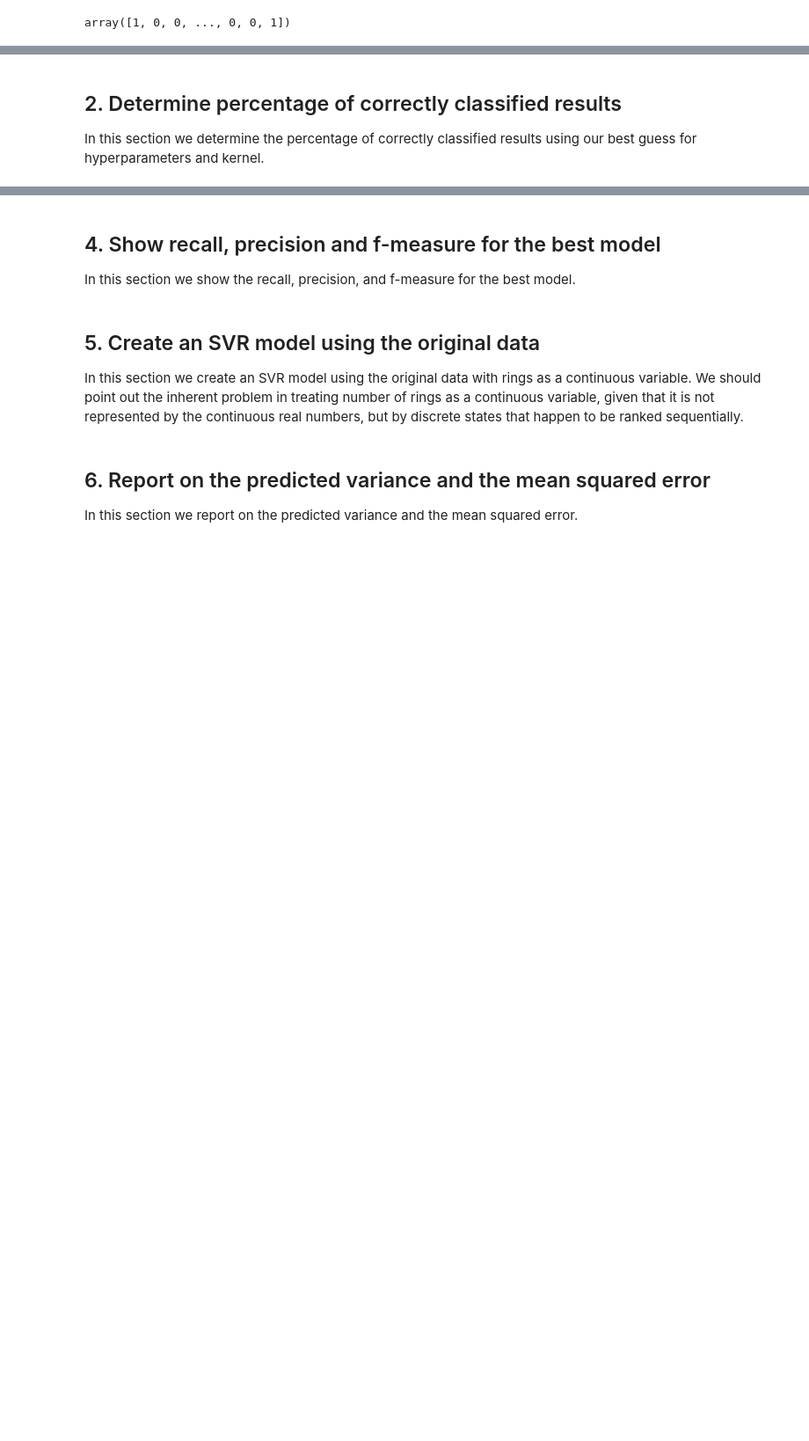
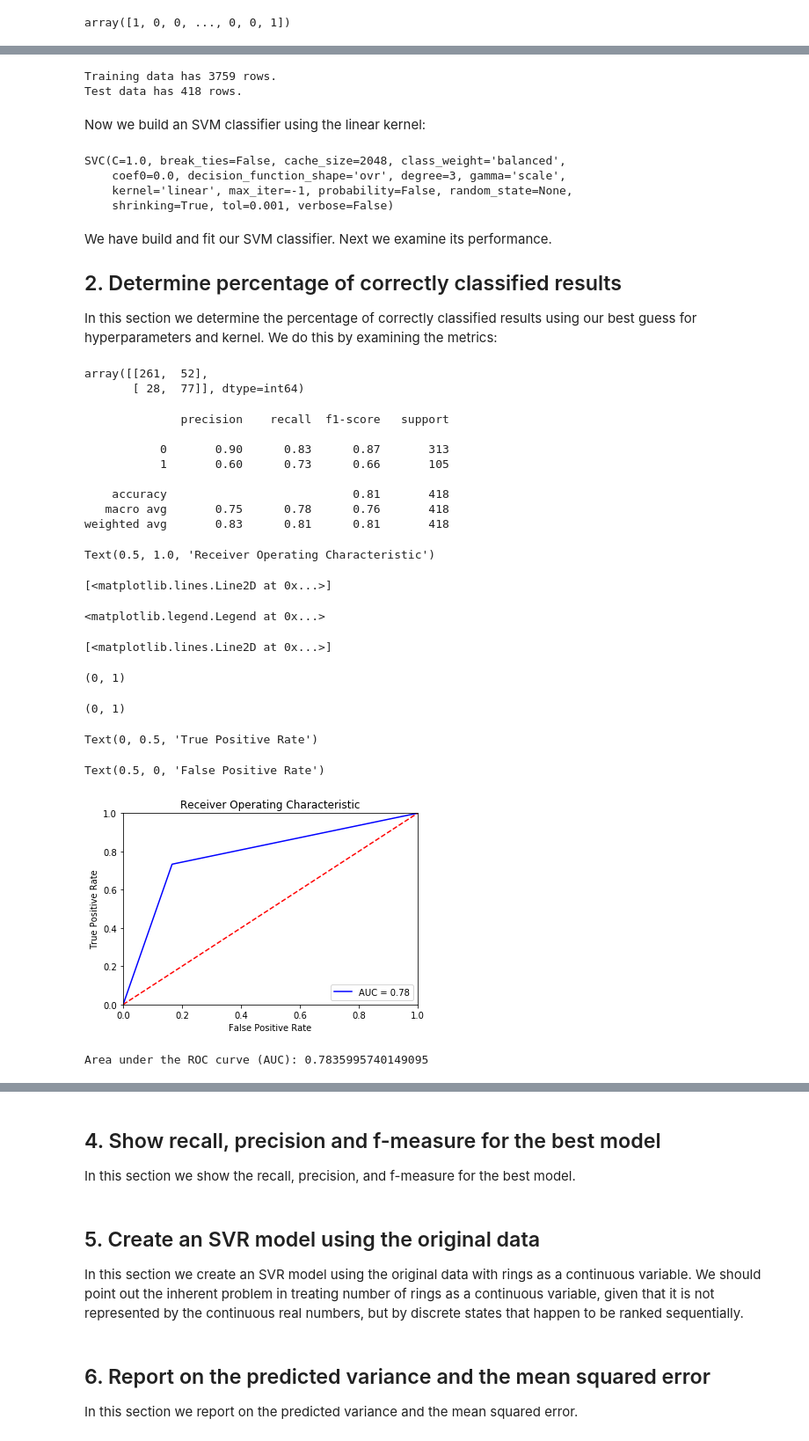
Before and after one commit to pelorenz/data-science-420, a Jupyter notebook: L07-PeterLorenz.ipynb, the cells around one changed output, grey strips where cells are left out. Shown at 88% size. Drawn from its saved outputs; the diff is of its cells as text; code cells hidden in the pictures; blank space fills up the shorter version.

Commit message:
svc model

```diff
--- a/L07-PeterLorenz.ipynb
+++ b/L07-PeterLorenz.ipynb
@@ -100,4 +118,82 @@ array([1, 0, 0, ..., 0, 0, 1])
+# %%
+# Model columns
+cols = ['Length', 'Diameter', 'Height', 'Whole Weight', 'Shucked Weight', 'Viscera Weight',
+        'Shell Weight', 'Sex_I', 'Sex_M']
+
+# Split data into training and test
+X_train, X_test, y_train, y_test = train_test_split(abalone_data_enc[cols],
+                                                    is_old,
+                                                    test_size = 0.1,
+                                                    random_state = 0)
+
+# Describe training and test
+print("Training data has {} rows.".format(X_train.shape[0]))
+print("Test data has {} rows.".format(X_test.shape[0]))
+# %% [output]
+Training data has 3759 rows.
+Test data has 418 rows.
+# %% [markdown]
+Now we build an SVM classifier using the linear kernel:
+# %%
+# Build and fit SVC
+svmc = SVC(kernel='linear', class_weight='balanced', cache_size=2048)
+svmc.fit(X_train, y_train)
+
+# Get predictions
+y_pred = svmc.predict(X_test)
+# %% [output]
+SVC(C=1.0, break_ties=False, cache_size=2048, class_weight='balanced',
+    coef0=0.0, decision_function_shape='ovr', degree=3, gamma='scale',
+    kernel='linear', max_iter=-1, probability=False, random_state=None,
+    shrinking=True, tol=0.001, verbose=False)
 # %% [markdown]
+We have build and fit our SVM classifier. Next we examine its performance.
+
 ## 2.  Determine percentage of correctly classified results
-In this section we determine the percentage of correctly classified results using our best guess for hyperparameters and kernel.
+In this section we determine the percentage of correctly classified results using our best guess for hyperparameters and kernel. We do this by examining the metrics:
+# %%
+# Display confusion matrix
+confusion_matrix(y_test, y_pred)
+
+# Display performance metrics
+print(classification_report(y_test, y_pred))
+
+# Compute ROC metrics
+fpr, tpr, thresholds = metrics.roc_curve(y_test, y_pred)
+roc_auc = metrics.auc(fpr, tpr)
+
+# Display ROC plot
+plt.title('Receiver Operating Characteristic')
+plt.plot(fpr, tpr, 'b', label = 'AUC = %0.2f' % roc_auc)
+plt.legend(loc = 'lower right')
+plt.plot([0, 1], [0, 1],'r--')
+plt.xlim([0, 1])
+plt.ylim([0, 1])
+plt.ylabel('True Positive Rate')
+plt.xlabel('False Positive Rate')
+plt.show()
+
+# Display ROC score
+print('Area under the ROC curve (AUC):', roc_auc_score(y_test, y_pred))
+# %% [output]
+array([[261,  52],
+       [ 28,  77]], dtype=int64)
+              precision    recall  f1-score   support
+
+           0       0.90      0.83      0.87       313
+           1       0.60      0.73      0.66       105
+
+    accuracy                           0.81       418
+   macro avg       0.75      0.78      0.76       418
+weighted avg       0.83      0.81      0.81       418
+Text(0.5, 1.0, 'Receiver Operating Characteristic')
+[<matplotlib.lines.Line2D at 0x...>]
+<matplotlib.legend.Legend at 0x...>
+[<matplotlib.lines.Line2D at 0x...>]
+(0, 1)
+(0, 1)
+Text(0, 0.5, 'True Positive Rate')
+Text(0.5, 0, 'False Positive Rate')
+[figure, added]
+Area under the ROC curve (AUC): 0.7835995740149095
 # %% [markdown]
```
Also changed, not shown: parts of 7 cells of this notebook.
